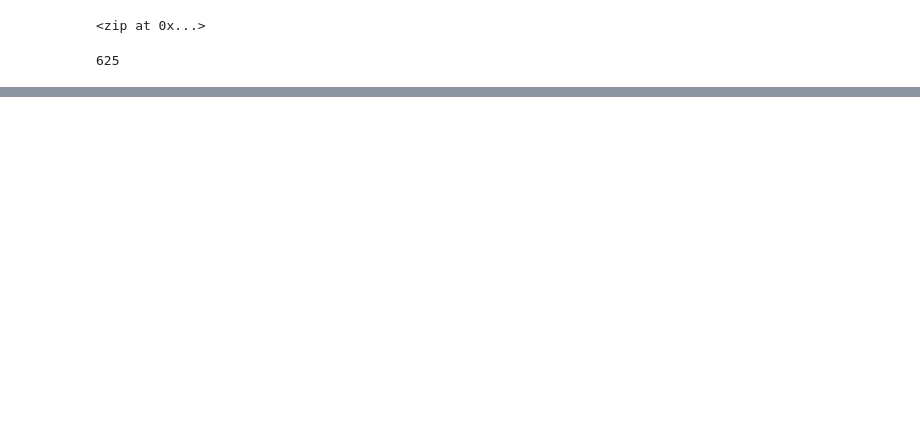
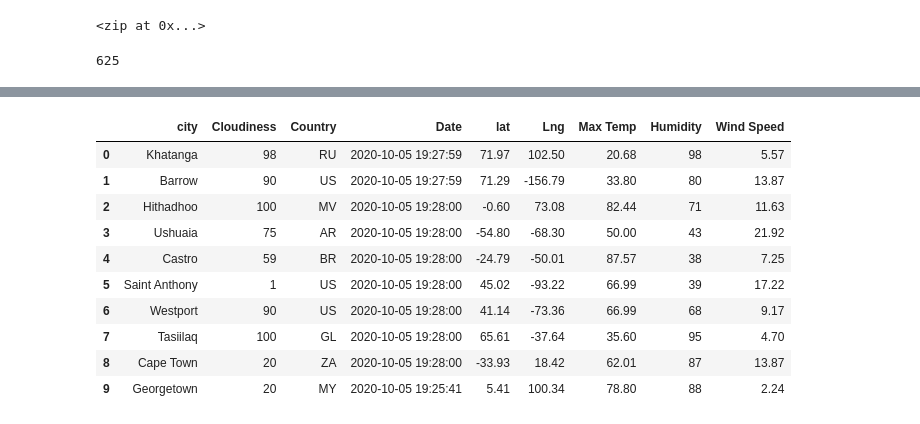
Before and after one commit to jacodetunde/World_Weather_Analysis, a Jupyter notebook: WeatherPy.ipynb, the cells around one changed output, grey strips where cells are left out. Cells and saved outputs as stored; diff of their text form; code cells hidden in the pictures; blank space fills up the shorter version.

```diff
--- a/WeatherPy.ipynb
+++ b/WeatherPy.ipynb
@@ -30,3 +38,7 @@ for coordinate in coordinates:
 len(cities)
 # %% [output]
 625
+# %%
+# Starting URL for Weather Map API Call
+url = "http://api.openweathermap.org/data/2.5/weather?units=Imperial&APPID=" + weather_api_key
+print(url)
@@ -32,0 +131,16 @@ len(cities)
+# %%
+# Convert the array of dictionaries to a Pandas DataFrame
+city_data_df = pd.DataFrame(city_data)
+city_data_df.head(10)
+# %% [output]
+|  | city | Cloudiness | Country | Date | lat | Lng | Max Temp | Humidity | Wind Speed |
+| 0 | Khatanga | 98 | RU | 2020-10-05 19:27:59 | 71.97 | 102.50 | 20.68 | 98 | 5.57 |
+| 1 | Barrow | 90 | US | 2020-10-05 19:27:59 | 71.29 | -156.79 | 33.80 | 80 | 13.87 |
+| 2 | Hithadhoo | 100 | MV | 2020-10-05 19:28:00 | -0.60 | 73.08 | 82.44 | 71 | 11.63 |
+| 3 | Ushuaia | 75 | AR | 2020-10-05 19:28:00 | -54.80 | -68.30 | 50.00 | 43 | 21.92 |
+| 4 | Castro | 59 | BR | 2020-10-05 19:28:00 | -24.79 | -50.01 | 87.57 | 38 | 7.25 |
+| 5 | Saint Anthony | 1 | US | 2020-10-05 19:28:00 | 45.02 | -93.22 | 66.99 | 39 | 17.22 |
+| 6 | Westport | 90 | US | 2020-10-05 19:28:00 | 41.14 | -73.36 | 66.99 | 68 | 9.17 |
+| 7 | Tasiilaq | 100 | GL | 2020-10-05 19:28:00 | 65.61 | -37.64 | 35.60 | 95 | 4.70 |
+| 8 | Cape Town | 20 | ZA | 2020-10-05 19:28:00 | -33.93 | 18.42 | 62.01 | 87 | 13.87 |
+| 9 | Georgetown | 20 | MY | 2020-10-05 19:25:41 | 5.41 | 100.34 | 78.80 | 88 | 2.24 |
```
Also changed, not shown: parts of 5 cells of this notebook, 1 other file.
